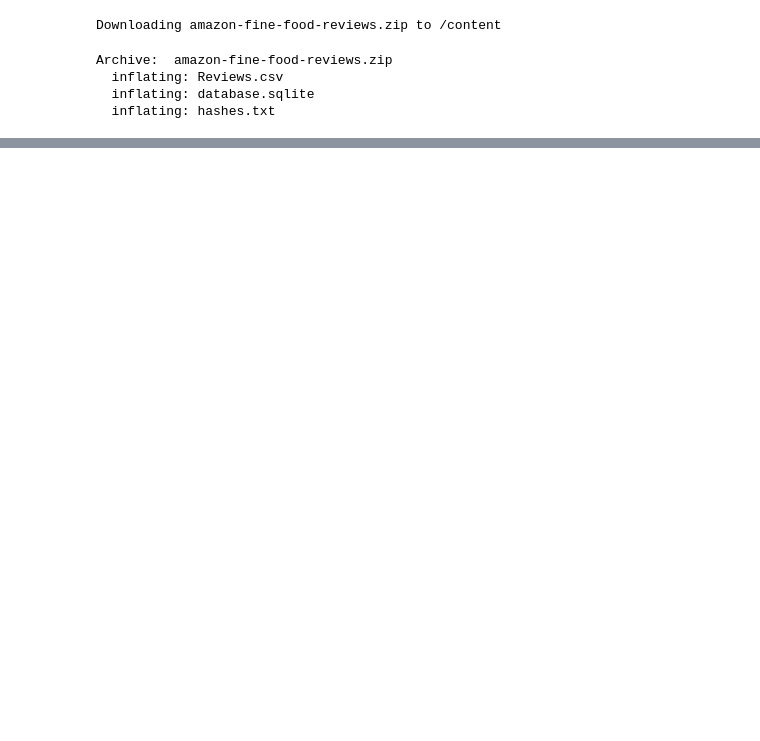
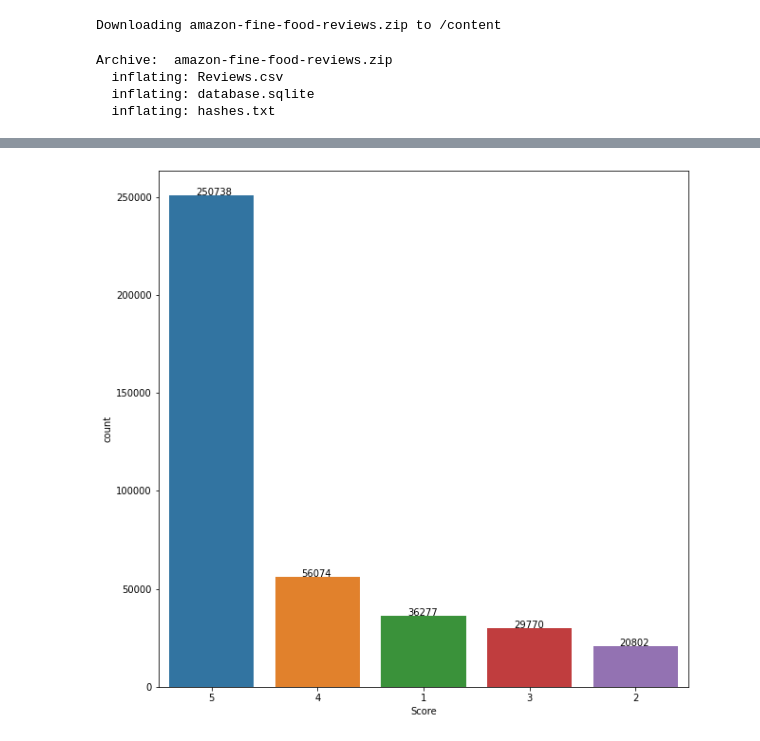
Before and after one commit to Jaise152/NLP, a Jupyter notebook: Data_Analysis_and_Visualization_of_Text_Dataset_using_Python.ipynb, the cells around one changed output, grey strips where cells are left out. Drawn from its saved outputs; the diff is of its cells as text; code cells hidden in the pictures; blank space fills up the shorter version.

```diff
--- a/Data_Analysis_and_Visualization_of_Text_Dataset_using_Python.ipynb
+++ b/Data_Analysis_and_Visualization_of_Text_Dataset_using_Python.ipynb
@@ -38,0 +42,2 @@ drive.mount('/content/drive')
+# %%
+df = pd.read_csv('/content/Reviews.csv')
@@ -38,0 +61,2 @@ drive.mount('/content/drive')
+# %%
+df.dropna(axis=0, inplace =True)
@@ -38,0 +67,2 @@ drive.mount('/content/drive')
+# %%
+df.drop_duplicates(subset = ['Score', 'Text'], keep = 'first', inplace = True)
@@ -38,0 +82,7 @@ drive.mount('/content/drive')
+# %%
+plt.figure(figsize= (10,10))
+ax = sns.countplot(x = df['Score'], data =df, order= df["Score"].value_counts().index)
+for p, label in zip(ax.patches, df["Score"].value_counts()):
+  ax.annotate(label, (p.get_x()+.25, p.get_height()+.5))
+# %% [output]
+[figure, added]
```
Also changed, not shown: parts of 21 cells of this notebook.
